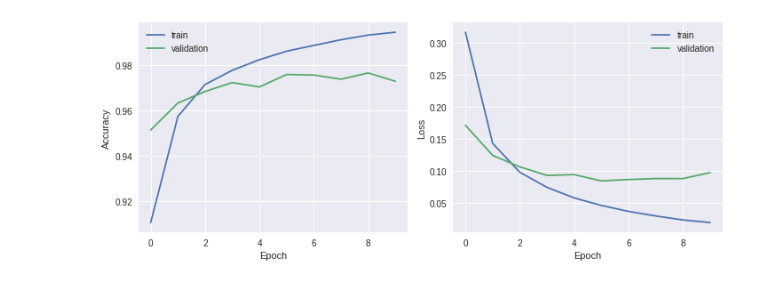
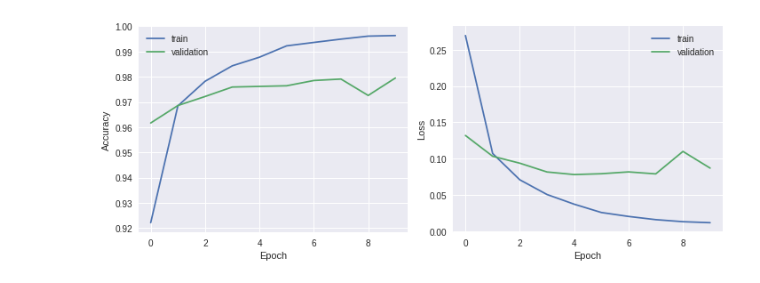
Before and after one commit to d823944/ML100Days-old-, a Jupyter notebook: Homework/Day70-Keras_Mnist_MLP_h256_HW.ipynb, the cells around one changed output. Saved outputs shown, nothing was run; the diff lists cells and outputs as text; code cells hidden in the pictures.

```diff
--- a/Homework/Day70-Keras_Mnist_MLP_h256_HW.ipynb
+++ b/Homework/Day70-Keras_Mnist_MLP_h256_HW.ipynb
@@ -30,14 +47,16 @@ from keras.layers import Dense
 #建立模型
 model = Sequential()
 model.add(Dense(256, kernel_initializer='normal', activation='relu', input_shape=(784,)))
-model.add(Dense(10, activation='softmax'))
+model.add(Dense(10, kernel_initializer='normal', activation='softmax'))
 
-model.compile(optimizer='rmsprop',
+model.compile(optimizer='adam',
              loss='categorical_crossentropy',
              metrics=['accuracy'])
 
 history = model.fit(x_Train_normalize, y_Train_OneHot,
-                   validation_split=0.2, epochs=10, batch_size=128, verbose=1)
+                   validation_split=0.2, epochs=10, batch_size=32, verbose=1)
+
+show_train_history(history)
 # %% [output]
 WARNING:tensorflow:From /usr/local/lib/python3.6/dist-packages/tensorflow/python/framework/op_def_library.py:263: colocate_with (from tensorflow.python.framework.ops) is deprecated and will be removed ...
 Instructions for updating:
@@ -59,23 +78 @@ Epoch 10/10
+[figure, added]
-# %%
-%matplotlib inline
-import matplotlib.pyplot as plt
-
-def show_train_history(train_history):
-    fig, (ax1, ax2) = plt.subplots(1, 2, figsize=(10, 4))
-    ax1.plot(train_history.history['acc'], label='train')
-    ax1.plot(train_history.history['val_acc'], label='validation')
-    ax1.set_xlabel('Epoch')
-    ax1.set_ylabel('Accuracy')
-    ax1.legend()
-
-    ax2.plot(train_history.history['loss'], label='train')
-    ax2.plot(train_history.history['val_loss'], label='validation')
-    ax2.set_xlabel('Epoch')
-    ax2.set_ylabel('Loss')
-    ax2.legend()
-
-    plt.tight_layout()
-
-show_train_history(history)
-# %% [output]
-[figure, removed]
```
Also changed, not shown: parts of 4 cells of this notebook.
